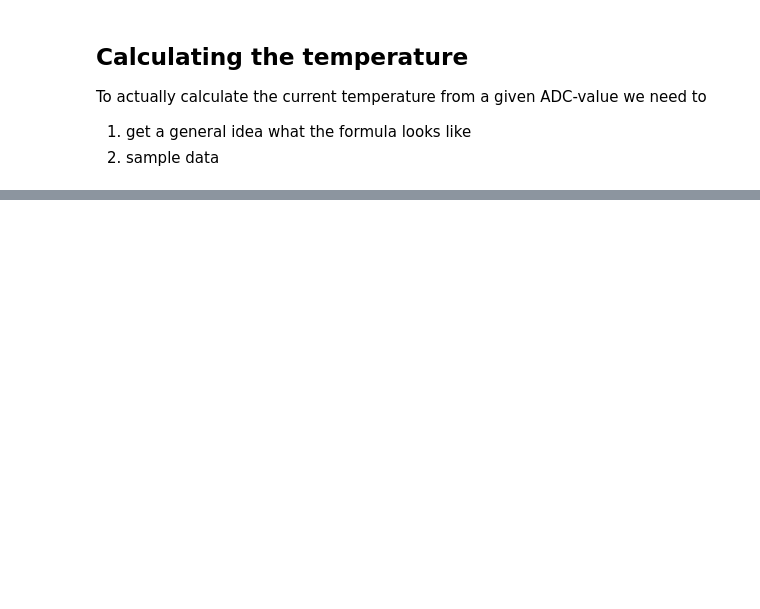
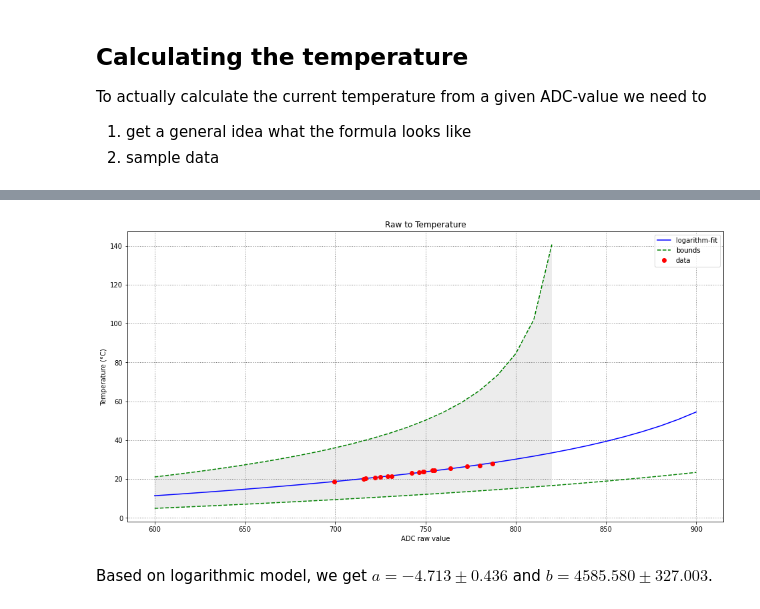
Before and after one commit to henrythasler/sensor-gateway, a Jupyter notebook: docs/temperature-calculation.ipynb, the cells around one changed output, grey strips where cells are left out. Saved outputs shown, nothing was run; the diff lists cells and outputs as text; code cells hidden in the pictures; blank space fills up the shorter version.

```diff
--- a/docs/temperature-calculation.ipynb
+++ b/docs/temperature-calculation.ipynb
@@ -82,0 +122,38 @@ Based on linear model we get $m=0.112$ and $b=212.832$.
+# %%
+# logarithmic approach
+def func(x, a, b):
+    return B * T_N / (B + np.log((a*x+b)/R_N)*T_N)
+#    return a / np.log(x/b)
+#    return a * np.log(x/b+1)
+
+popt, pcov = curve_fit(func, raw, temp, absolute_sigma=True)
+x_data = np.arange(600, 901, 10)
+y_data = func(x_data, *popt);
+
+plt.plot(x_data, y_data-273.15, 'b-', label='logarithm-fit');
+
+stdevs = np.sqrt(np.diag(pcov))
+
+#upper = func(x_data, popt[0]+stdevs[0], popt[1]+stdevs[1], popt[2]+stdevs[2], popt[3]+stdevs[3])-273.15
+#lower = func(x_data, popt[0]-stdevs[0], popt[1]-stdevs[1], popt[2]-stdevs[2], popt[3]-stdevs[3])-273.15
+upper = func(x_data, popt[0]+stdevs[0], popt[1]+stdevs[1])-273.15
+lower = func(x_data, popt[0]-stdevs[0], popt[1]-stdevs[1])-273.15
+
+plt.plot(x_data, upper, 'g--', label='bounds')
+plt.plot(x_data, lower, 'g--')
+plt.fill_between(x_data, upper, lower, facecolor="gray", alpha=0.15)
+
+plt.plot(raw, temp-273.15, 'ro', label='data');
+plt.rcParams['figure.figsize'] = [16,8]
+plt.grid(color='grey', linestyle=':', linewidth=1)
+
+plt.legend();
+plt.title('Raw to Temperature');
+plt.xlabel('ADC raw value');
+plt.ylabel('Temperature (°C)');
+# %% [output]
+[figure, added]
+# %%
+md("Based on logarithmic model, we get $a={:.3f} \pm {:.3f}$ and $b={:.3f} \pm {:.3f}$.".format(popt[0], stdevs[0], popt[1], stdevs[1]))
+# %% [output]
+Based on logarithmic model, we get $a=-4.713 \pm 0.436$ and $b=4585.580 \pm 327.003$.
```
Also changed, not shown: parts of 15 cells of this notebook, 4 other files.
